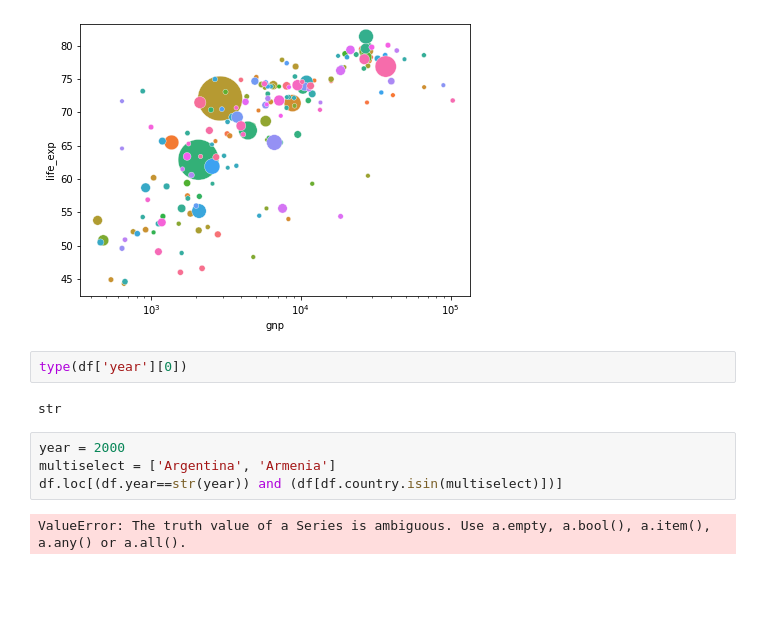
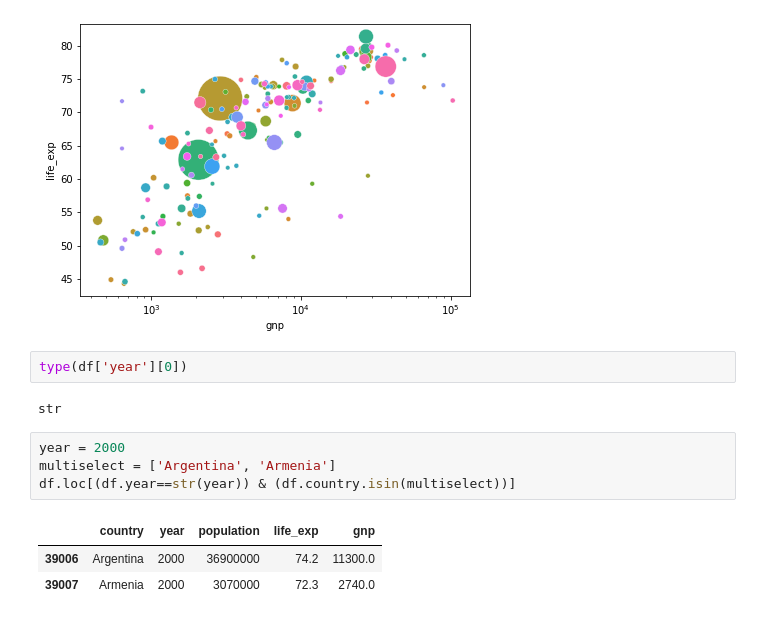
Before and after one commit to valeriialeskina/streamlit, a Jupyter notebook: test.ipynb, the cells around one changed output. Drawn from its saved outputs; the diff is of its cells as text; blank space fills up the shorter version.

```diff
--- a/test.ipynb
+++ b/test.ipynb
@@ -110,6 +110,8 @@ str
 # %%
 year = 2000
 multiselect = ['Argentina', 'Armenia']
-df.loc[(df.year==str(year)) and (df[df.country.isin(multiselect)])]
+df.loc[(df.year==str(year)) & (df.country.isin(multiselect))]
 # %% [output]
-ValueError: The truth value of a Series is ambiguous. Use a.empty, a.bool(), a.item(), a.any() or a.all().
+|  | country | year | population | life_exp | gnp |
+| 39006 | Argentina | 2000 | 36900000 | 74.2 | 11300.0 |
+| 39007 | Armenia | 2000 | 3070000 | 72.3 | 2740.0 |
```
Also changed, not shown: parts of 1 cell of this notebook, 1 other file.
